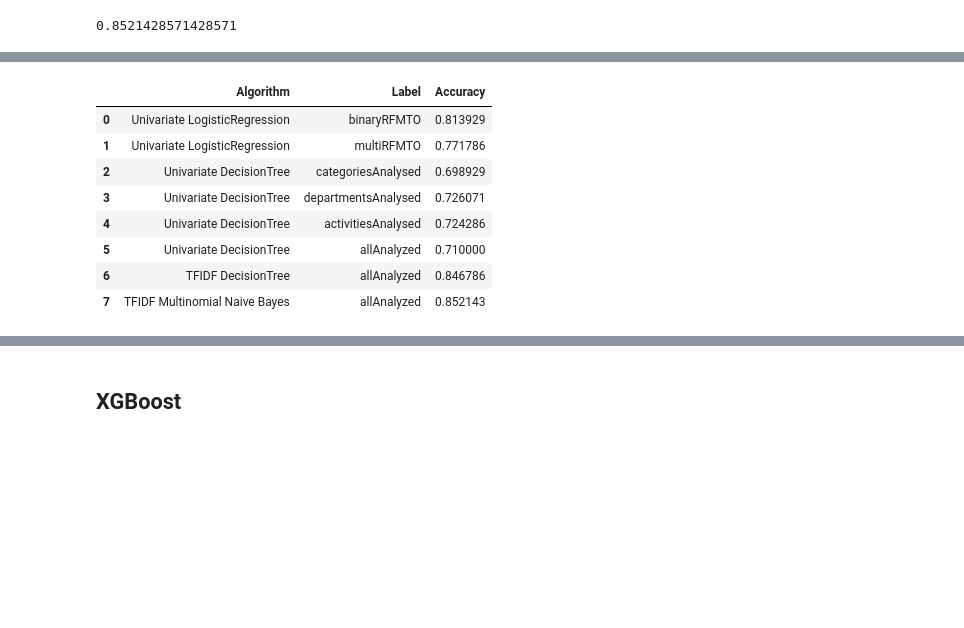
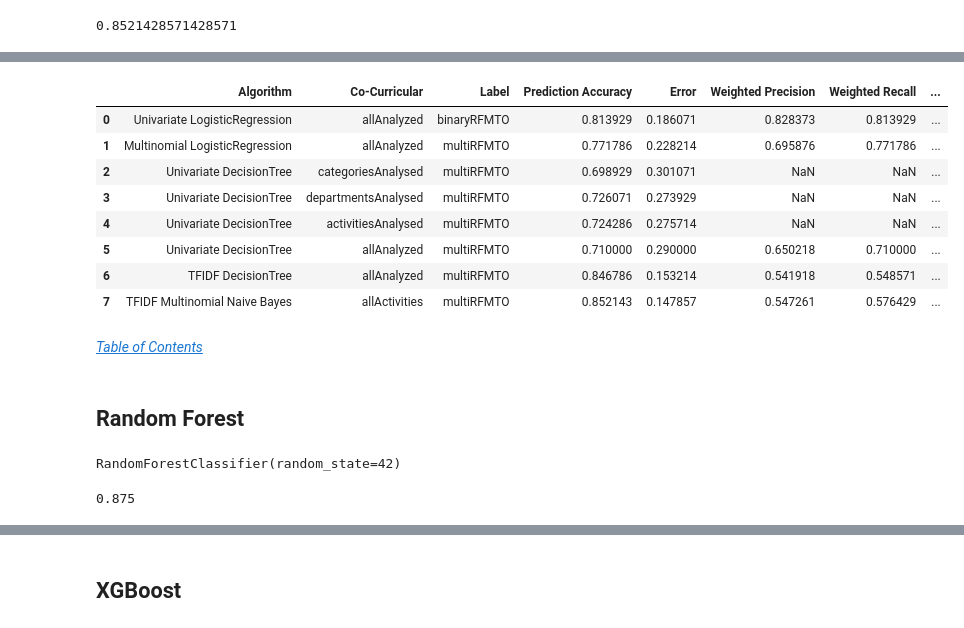
Before and after one commit to brianvansteen/cocurricularClassification, a Jupyter notebook: cocurricularClassification.ipynb, the cells around one changed output, grey strips where cells are left out. Cells and saved outputs as stored; diff of their text form; code cells hidden in the pictures; blank space fills up the shorter version.

Commit message:
Classification report

```diff
--- a/cocurricularClassification.ipynb
+++ b/cocurricularClassification.ipynb
@@ -1144,4 +1348,4 @@ accDT
 # %%
-cocurricularClassification.loc[len(cocurricularClassification.index)] = ['TFIDF DecisionTree', 'allAnalyzed', accDT]
+cocurricularClassification.loc[len(cocurricularClassification.index)] = ['TFIDF DecisionTree', 'allAnalyzed', 'multiRFMTO', accCatDT, errorCatDT, precisionCatDTweighted, recallCatDTweighted, f1scoreCatDTweighted]
 cocurricularClassification
 # %% [output]
@@ -1162,8 +1376,8 @@ mnbCLF.fit(X_train, y_train)
 # %% [output]
 MultinomialNB()
 # %%
-y_predNMB = mnbCLF.predict(X_test)
-accMNB = accuracy_score(y_test, y_predNMB)
+y_predMNB = mnbCLF.predict(X_test)
+accMNB = accuracy_score(y_test, y_predMNB)
 accMNB
 # %% [output]
 0.8521428571428571
@@ -1170,13 +1417,37 @@ accMNB
+# %%
+MNBreport = classification_report(yTest, y_predMNB, output_dict=True)
+# MNBreport
+# %%
+errorMNB = 1 - accMNB
+precisionMNBweighted = MNBreport['weighted avg']['precision']
+recallMNBweighted = MNBreport['weighted avg']['recall']
+f1scoreMNBweighted = MNBreport['weighted avg']['f1-score']
 # %%
-cocurricularClassification.loc[len(cocurricularClassification.index)] = ['TFIDF Multinomial Naive Bayes', 'allAnalyzed', accMNB]
+cocurricularClassification.loc[len(cocurricularClassification.index)] = ['TFIDF Multinomial Naive Bayes', 'allActivities', 'multiRFMTO', accMNB, errorMNB, precisionMNBweighted, recallMNBweighted, f1scoreMNBweighted]
 cocurricularClassification
 # %% [output]
-|  | Algorithm | Label | Accuracy |
-| 0 | Univariate LogisticRegression | binaryRFMTO | 0.813929 |
-| 1 | Univariate LogisticRegression | multiRFMTO | 0.771786 |
-| 2 | Univariate DecisionTree | categoriesAnalysed | 0.698929 |
-| 3 | Univariate DecisionTree | departmentsAnalysed | 0.726071 |
-| 4 | Univariate DecisionTree | activitiesAnalysed | 0.724286 |
-| 5 | Univariate DecisionTree | allAnalyzed | 0.710000 |
-| 6 | TFIDF DecisionTree | allAnalyzed | 0.846786 |
-| 7 | TFIDF Multinomial Naive Bayes | allAnalyzed | 0.852143 |
+|  | Algorithm | Co-Curricular | Label | Prediction Accuracy | Error | Weighted Precision | Weighted Recall | ... |
+| 0 | Univariate LogisticRegression | allAnalyzed | binaryRFMTO | 0.813929 | 0.186071 | 0.828373 | 0.813929 | ... |
+| 1 | Multinomial LogisticRegression | allAnalyzed | multiRFMTO | 0.771786 | 0.228214 | 0.695876 | 0.771786 | ... |
+| 2 | Univariate DecisionTree | categoriesAnalysed | multiRFMTO | 0.698929 | 0.301071 | NaN | NaN | ... |
+| 3 | Univariate DecisionTree | departmentsAnalysed | multiRFMTO | 0.726071 | 0.273929 | NaN | NaN | ... |
+| 4 | Univariate DecisionTree | activitiesAnalysed | multiRFMTO | 0.724286 | 0.275714 | NaN | NaN | ... |
+| 5 | Univariate DecisionTree | allAnalyzed | multiRFMTO | 0.710000 | 0.290000 | 0.650218 | 0.710000 | ... |
+| 6 | TFIDF DecisionTree | allAnalyzed | multiRFMTO | 0.846786 | 0.153214 | 0.541918 | 0.548571 | ... |
+| 7 | TFIDF Multinomial Naive Bayes | allActivities | multiRFMTO | 0.852143 | 0.147857 | 0.547261 | 0.576429 | ... |
+# %% [markdown]
+_[Table of Contents](#toc)_
+# %% [markdown]
+<a id='catRF'></a>
+## Random Forest
+# %%
+rfCLF = RandomForestClassifier(n_estimators=100, random_state = 42) # Hitchhiker's Guide to the Galaxy
+rfCLF.fit(X_train, y_train)
+# %% [output]
+RandomForestClassifier(random_state=42)
+# %%
+y_predRF = rfCLF.predict(X_test)
+accRF = accuracy_score(y_test, y_predRF)
+accRF
+# %% [output]
+0.875
```
Also changed, not shown: parts of 61 cells of this notebook.
